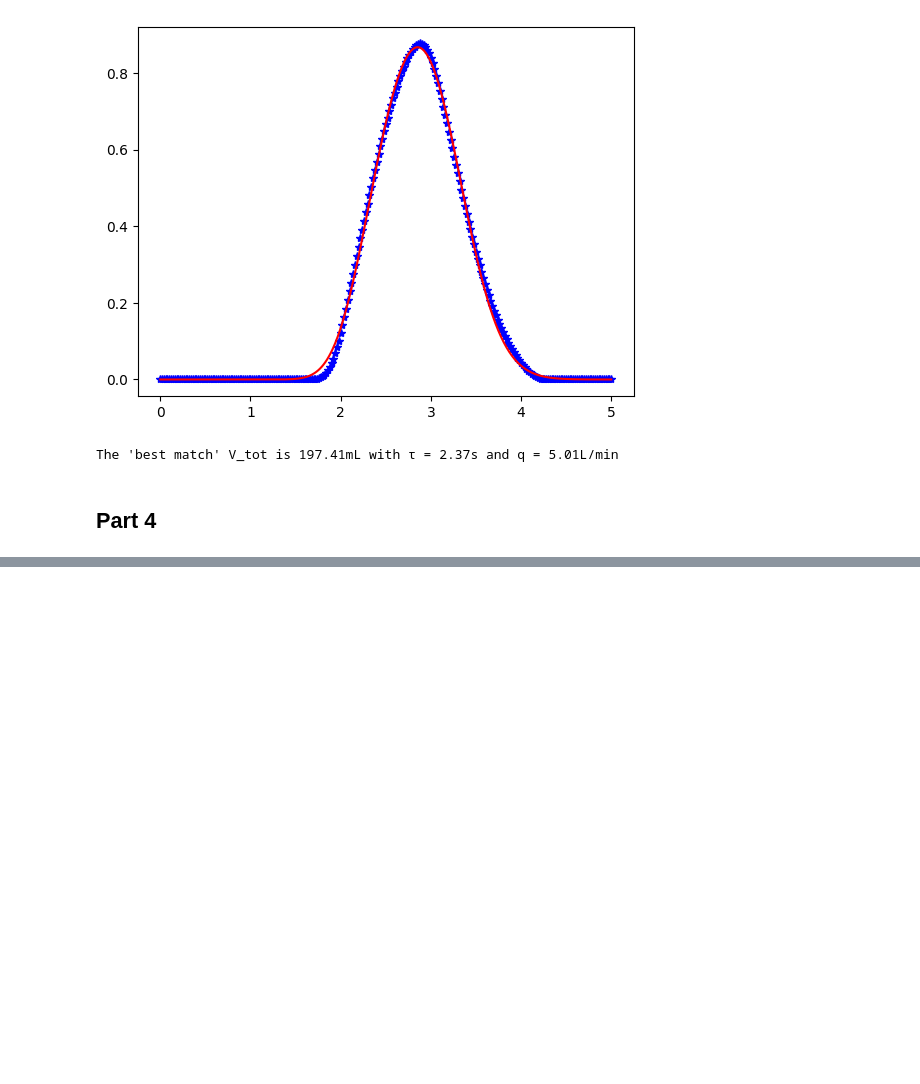
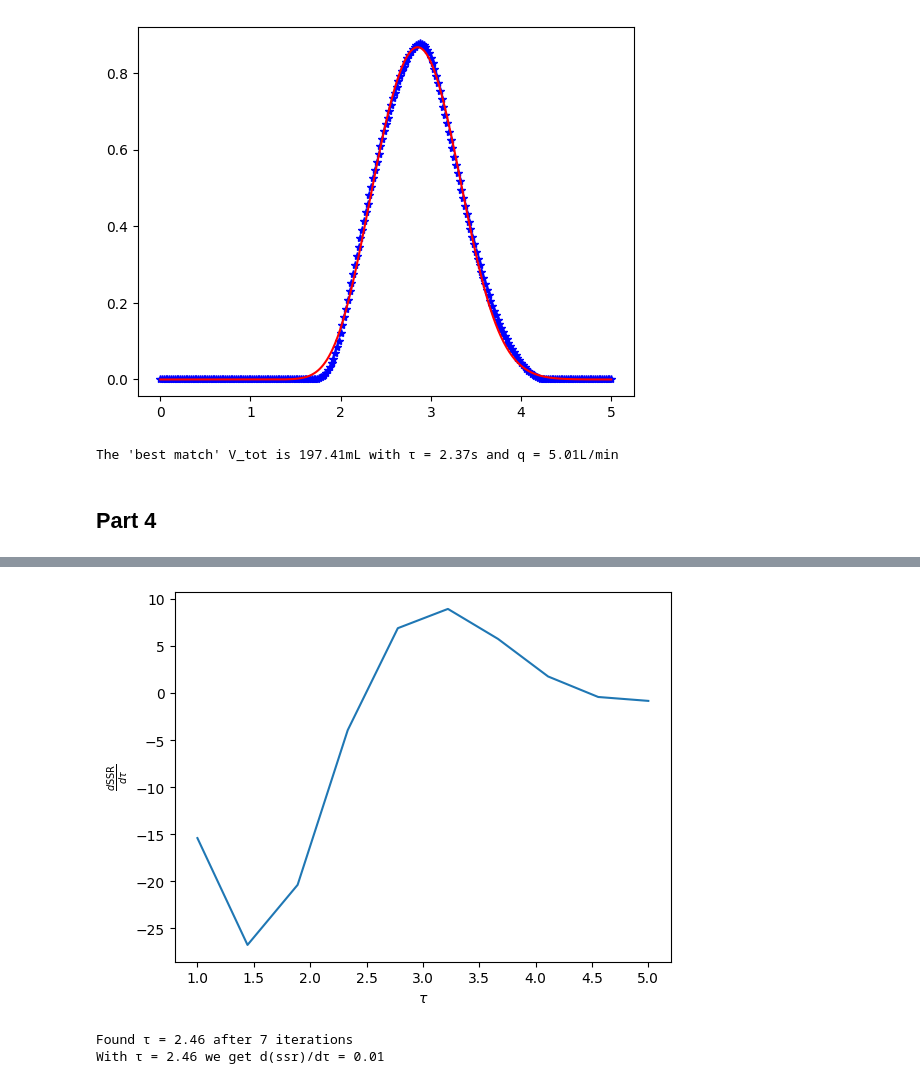
Before and after one commit to simengaasland/MOD510-Projects, a Jupyter notebook: Project 3/Project3_Report.ipynb, the cells around one changed output, grey strips where cells are left out. Cells and saved outputs as stored; diff of their text form; code cells hidden in the pictures; blank space fills up the shorter version.

```diff
--- a/Project 3/Project3_Report.ipynb
+++ b/Project 3/Project3_Report.ipynb
@@ -509,0 +549,20 @@ plt.show()
+# %%
+tau_values = np.linspace(1 , 5,10)
+d_ssr_values = []
+
+for tau in tau_values:
+    d_ssr_values.append(d_ssr(tau))
+
+plt.plot(tau_values, d_ssr_values)
+plt.xlabel(r'$\tau$')
+plt.ylabel(r'$\frac{d \text{SSR}}{d \tau}$')
+plt.show()
+# %% [output]
+[figure, added]
+# %%
+tau, iter = secant_method(f = ssr, x0 = 1, x1 = 3, h = 1e-4, prec = 1e-8, max_iter = 100)
+print(f'Found τ = {tau:.2f} after {iter} iterations')
+print(f'With τ = {tau:.2f} we get d(ssr)/dτ = {d_ssr(tau):.2f}')
+# %% [output]
+Found τ = 2.46 after 7 iterations
+With τ = 2.46 we get d(ssr)/dτ = 0.01
```
Also changed, not shown: parts of 19 cells of this notebook.
